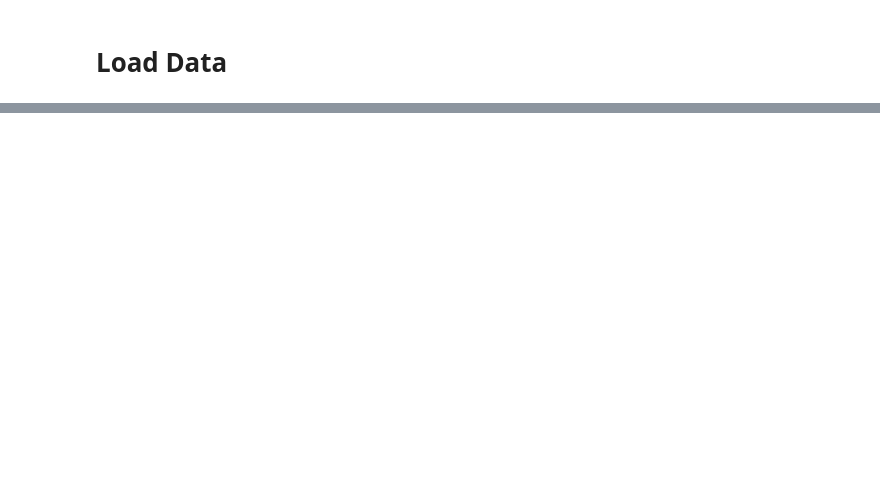
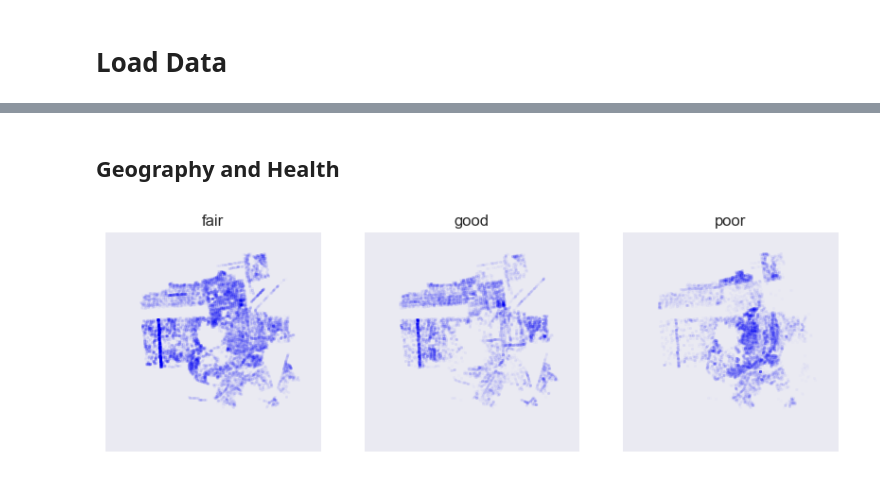
Before and after one commit to sfbrigade/datasci-urban-forest, a Jupyter notebook: model/spencer-exploration.ipynb, the cells around one changed output, grey strips where cells are left out. Cells and saved outputs as stored; diff of their text form; code cells hidden in the pictures; blank space fills up the shorter version.

```diff
--- a/model/spencer-exploration.ipynb
+++ b/model/spencer-exploration.ipynb
@@ -20,0 +65,13 @@ combined_tree_data_with_header_with_derived_neighborhood.csv
+# %% [markdown]
+## Geography and Health
+# %%
+plt.figure(figsize=(10, 3))
+for i, val in enumerate(df_tree_cond.groupby('condition')):
+    cond, grp = val
+    plt.subplot(1, 3, i+1)
+    plt.title(cond)
+    plt.scatter(grp.longitude, grp.latitude, marker='.', alpha=0.01, linewidths=0)
+    plt.xticks([])
+    plt.yticks([])
+# %% [output]
+[figure, added]
```
Also changed, not shown: parts of 37 cells of this notebook.
